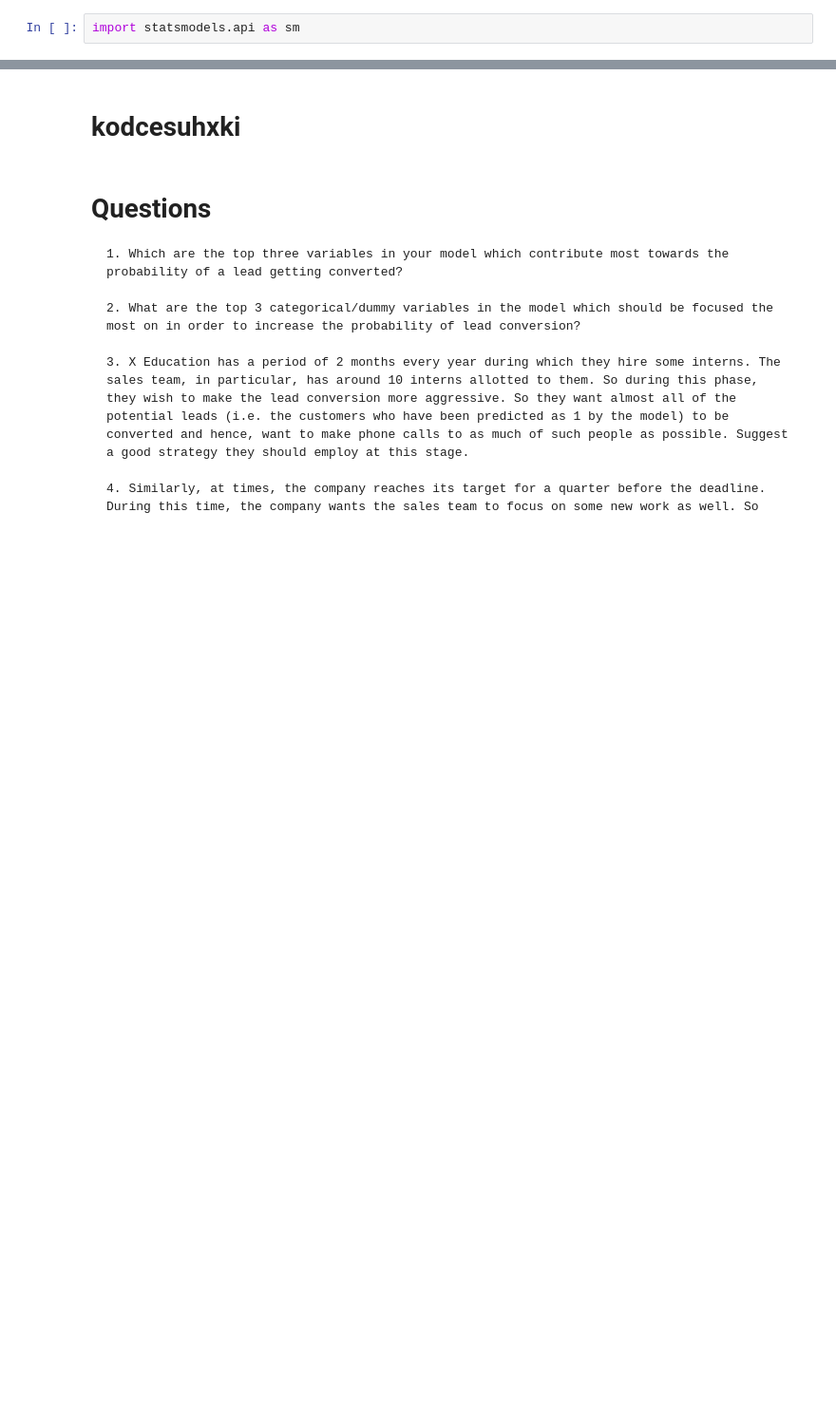
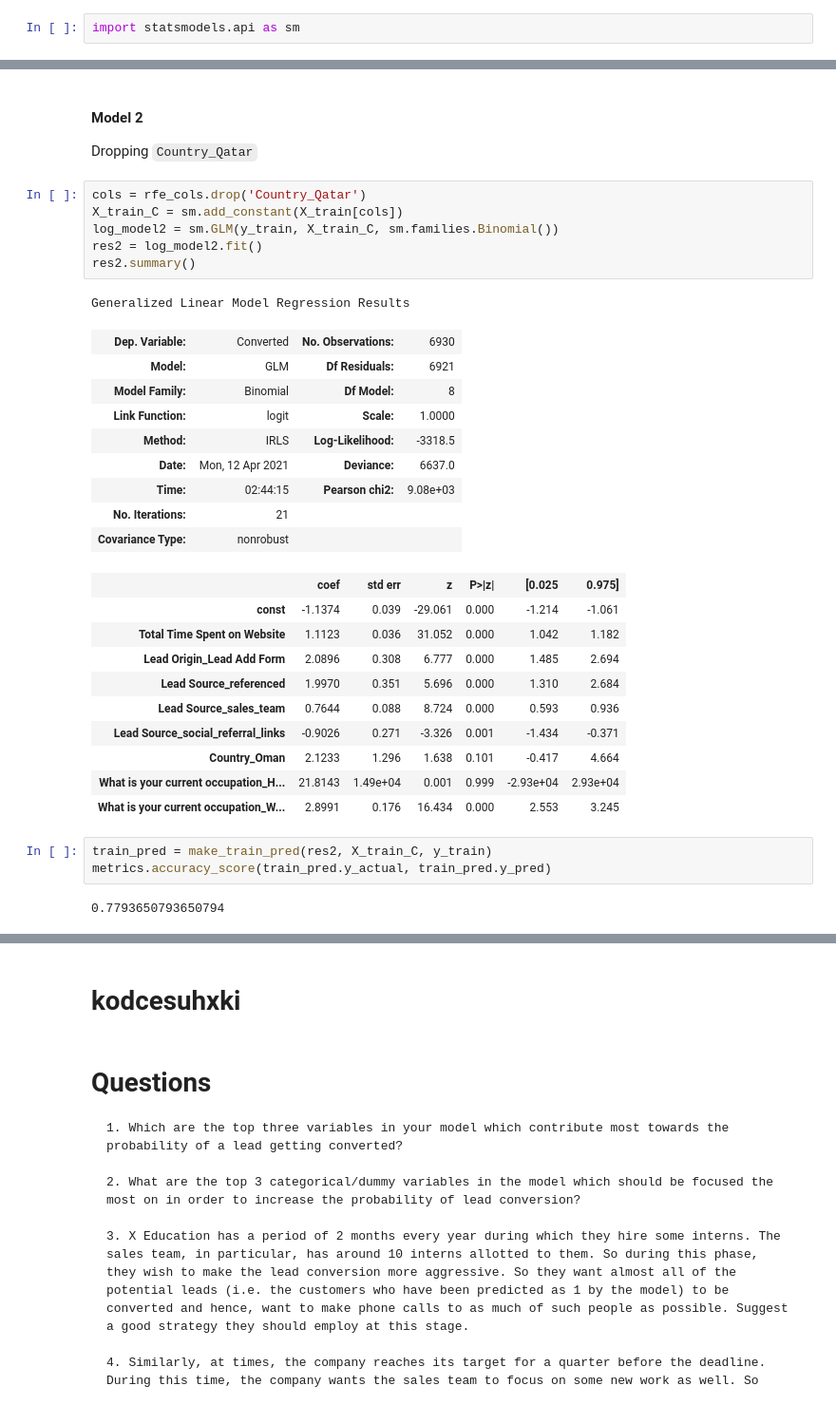
Before and after one commit to prabhanshu11/Clustering-Case-Study, a Jupyter notebook: main.ipynb, the cells around one changed output, grey strips where cells are left out. Shown at 95% size. Saved outputs shown, nothing was run; the diff lists cells and outputs as text; blank space fills up the shorter version.

```diff
--- a/main.ipynb
+++ b/main.ipynb
@@ -482,0 +495,35 @@ ValueError: shapes (6930,14) and (6930,14) not aligned: 14 (dim 1) != 6930 (dim
+# %% [markdown]
+#### Model 2
+Dropping `Country_Qatar`
+# %%
+cols = rfe_cols.drop('Country_Qatar')
+X_train_C = sm.add_constant(X_train[cols])
+log_model2 = sm.GLM(y_train, X_train_C, sm.families.Binomial())
+res2 = log_model2.fit()
+res2.summary()
+# %% [output]
+Generalized Linear Model Regression Results
+| Dep. Variable: | Converted | No. Observations: | 6930 |
+| Model: | GLM | Df Residuals: | 6921 |
+| Model Family: | Binomial | Df Model: | 8 |
+| Link Function: | logit | Scale: | 1.0000 |
+| Method: | IRLS | Log-Likelihood: | -3318.5 |
+| Date: | Mon, 12 Apr 2021 | Deviance: | 6637.0 |
+| Time: | 02:44:15 | Pearson chi2: | 9.08e+03 |
+| No. Iterations: | 21 |  |  |
+| Covariance Type: | nonrobust |  |  |
+|  | coef | std err | z | P>|z| | [0.025 | 0.975] |
+| const | -1.1374 | 0.039 | -29.061 | 0.000 | -1.214 | -1.061 |
+| Total Time Spent on Website | 1.1123 | 0.036 | 31.052 | 0.000 | 1.042 | 1.182 |
+| Lead Origin_Lead Add Form | 2.0896 | 0.308 | 6.777 | 0.000 | 1.485 | 2.694 |
+| Lead Source_referenced | 1.9970 | 0.351 | 5.696 | 0.000 | 1.310 | 2.684 |
+| Lead Source_sales_team | 0.7644 | 0.088 | 8.724 | 0.000 | 0.593 | 0.936 |
+| Lead Source_social_referral_links | -0.9026 | 0.271 | -3.326 | 0.001 | -1.434 | -0.371 |
+| Country_Oman | 2.1233 | 1.296 | 1.638 | 0.101 | -0.417 | 4.664 |
+| What is your current occupation_H... | 21.8143 | 1.49e+04 | 0.001 | 0.999 | -2.93e+04 | 2.93e+04 |
+| What is your current occupation_W... | 2.8991 | 0.176 | 16.434 | 0.000 | 2.553 | 3.245 |
+# %%
+train_pred = make_train_pred(res2, X_train_C, y_train)
+metrics.accuracy_score(train_pred.y_actual, train_pred.y_pred)
+# %% [output]
+0.7793650793650794
```
Also changed, not shown: parts of 19 cells of this notebook.
